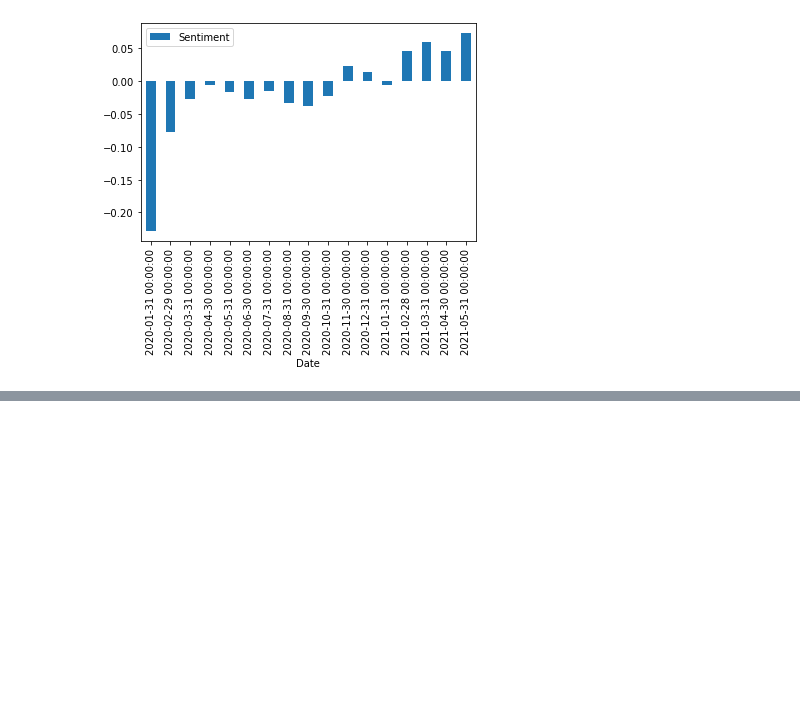
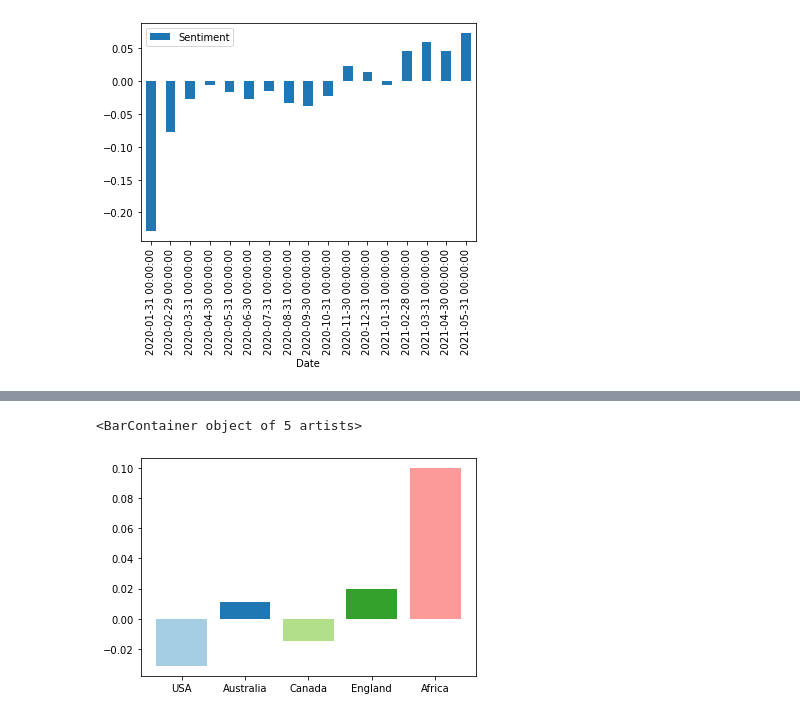
Before and after one commit to Buzzerage/SD_BigDataChallenge, a Jupyter notebook: notebook/queries.ipynb, the cells around one changed output, grey strips where cells are left out. Cells and saved outputs as stored; diff of their text form; code cells hidden in the pictures; blank space fills up the shorter version.

```diff
--- a/notebook/queries.ipynb
+++ b/notebook/queries.ipynb
@@ -79,0 +81,12 @@ ValueError: Can only compare identically-labeled DataFrame objects
+# %%
+# Sentimients in certain locations
+locationSentiments = pd.concat([fulldf['Sentiment'],fulldf['location']], axis=1, keys=['Sentiment', 'Location']).groupby(fulldf["location"]).mean().reset_index()
+
+locations = ["USA", "Australia", "Canada", "England", "Africa"]
+values = []
+for l in locations:
+    values.append(locationSentiments[(locationSentiments['location'].str.contains(l))].mean()["Sentiment"])
+plt.bar(locations, values, color=plt.cm.Paired(np.arange(len(locationsDf))))
+# %% [output]
+<BarContainer object of 5 artists>
+[figure, added]
```
Also changed, not shown: parts of 5 cells of this notebook.
